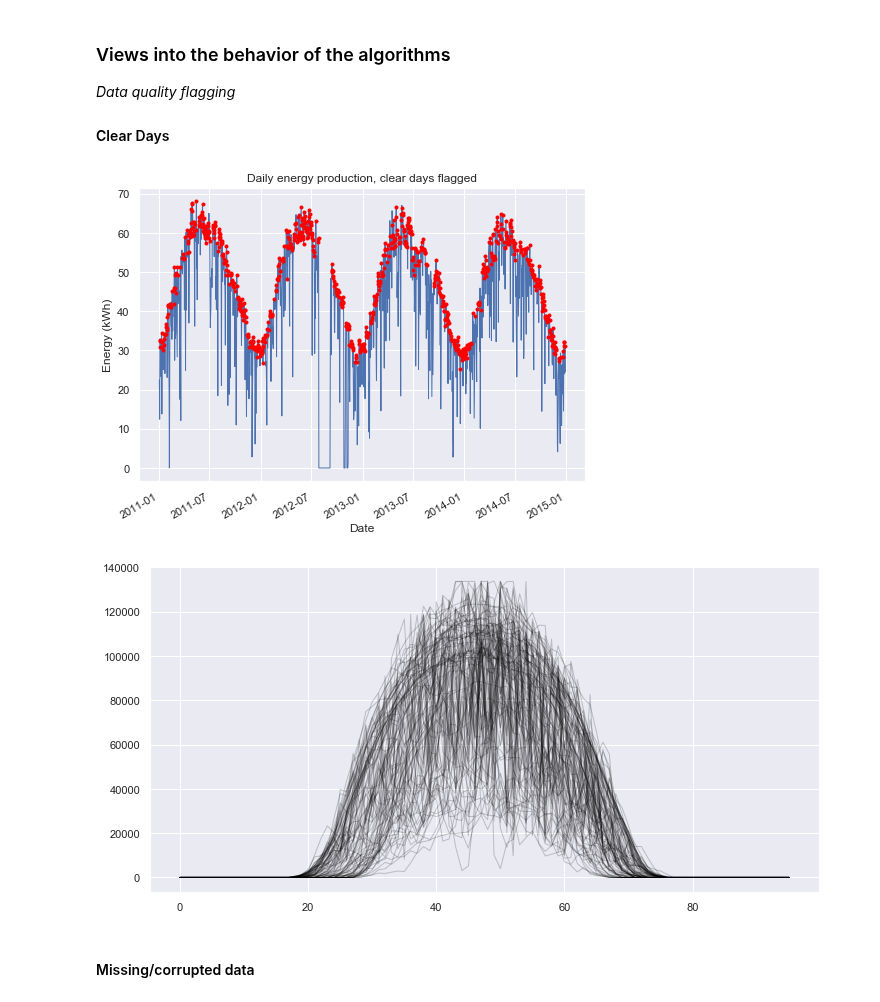
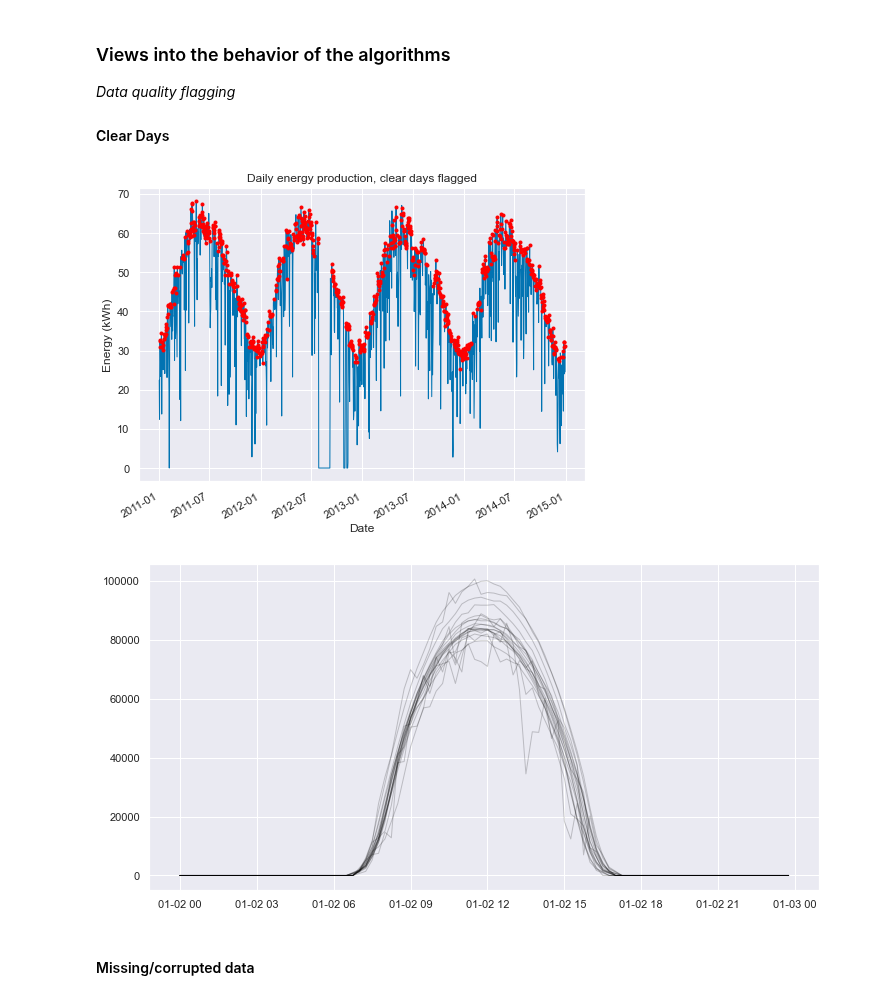
Before and after one commit to slacgismo/solar-data-tools, a Jupyter notebook: notebooks/_DataHandler_Demo.ipynb, the cells around one changed output. Drawn from its saved outputs; the diff is of its cells as text; code cells hidden in the pictures.

```diff
--- a/notebooks/_DataHandler_Demo.ipynb
+++ b/notebooks/_DataHandler_Demo.ipynb
@@ -13,12 +10,7 @@
 import numpy as np
 import matplotlib.pyplot as plt
 import seaborn as sns
-sns.set()
 # PVInsight Code Imports
-from os.path import expanduser
-home = expanduser("~")
-import sys
-sys.path.append('..')
 from solardatatools import DataHandler
 from solardatatools.dataio import get_pvdaq_data
 # %% [markdown]
@@ -43,5 +35,5 @@ data_frame.head()
 # %%
 dh = DataHandler(data_frame)
 # %%
-dh.run_pipeline(use_col='ac_power')
+dh.run_pipeline(power_col='ac_power')
 # %% [output]
@@ -159,12 +153,12 @@ _Data quality flagging_
 # %%
 dh.plot_daily_energy(flag='clear');
 # %% [output]
-[figure, old version]
+[figure, new version]
 # %%
-bix = dh.daily_flags.cloudy
-dh.plot_daily_signals(boolean_index=bix, day_start=0, num_days=100, ravel=False, color='black', alpha=0.2);
+bix = dh.daily_flags.clear
+dh.plot_daily_signals(boolean_index=bix, start_day=0, num_days=20, ravel=False, color='black', alpha=0.2);
 # %% [output]
-[figure, old version]
+[figure, new version]
 # %% [markdown]
 #### Missing/corrupted data
 # %%
```
Also changed, not shown: parts of 15 cells of this notebook, 3 other files.
